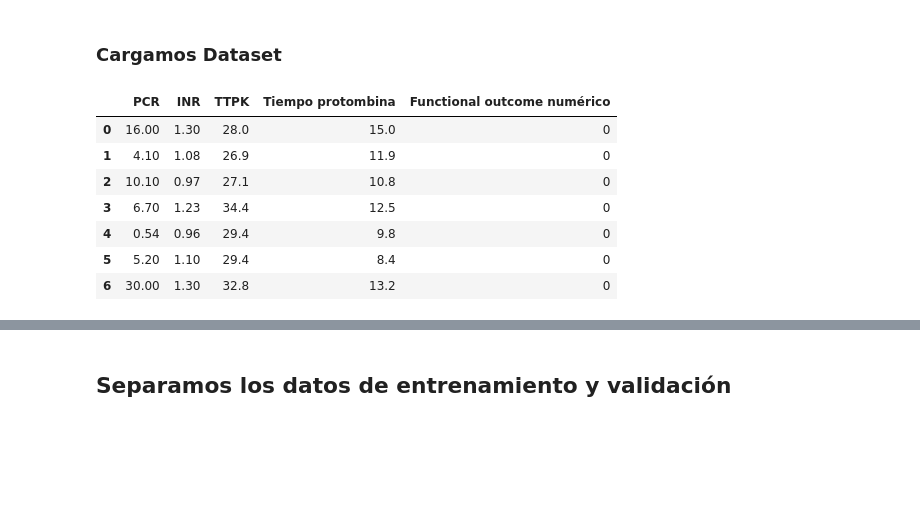
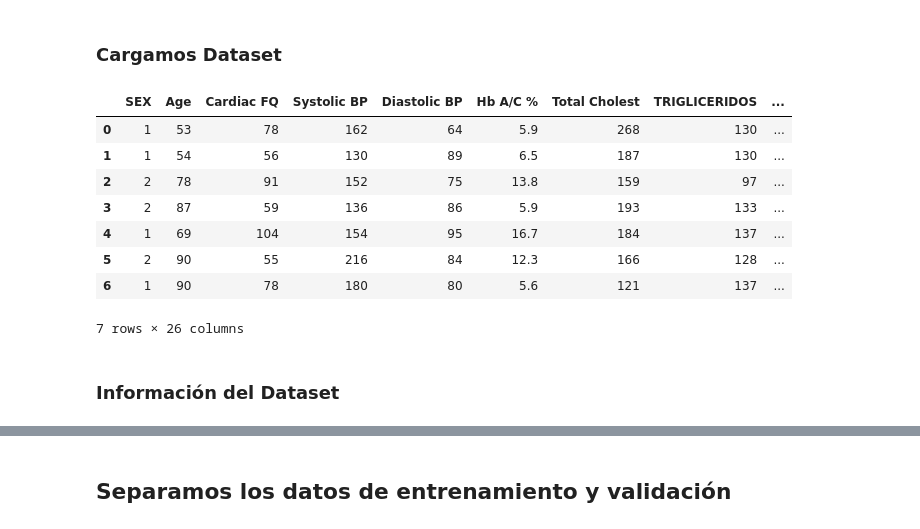
Before and after one commit to amarianjel/Machine-Learning-con-Jupiter, a Jupyter notebook: tesis/Clasificador Naive Bayes.ipynb, the cells around one changed output, grey strips where cells are left out. Cells and saved outputs as stored; diff of their text form; code cells hidden in the pictures; blank space fills up the shorter version.

```diff
--- a/tesis/Clasificador Naive Bayes.ipynb
+++ b/tesis/Clasificador Naive Bayes.ipynb
@@ -43,16 +43,19 @@ from sklearn.model_selection import train_test_split
 # %% [markdown]
 ### Cargamos Dataset
 # %%
-datasetGrande = pd.read_excel('../bdd/bdd_acv1.xlsx')
-columnas = ['PCR','INR', 'TTPK', 'Tiempo protombina', 'Functional outcome numérico'] # Columnas a trabajar
+datasetGrande = pd.read_excel('../bdd/bdd.xlsx')
+columnas = ['SEX', 'Age', 'Cardiac FQ', 'Systolic BP', 'Diastolic BP', 'Hb A/C  %', 'Total Cholest', 'TRIGLICERIDOS', 'LDL', 'HDL', 'HCTO', 'HB', 'Platelets', 'INR', 'Leucocytes', 'C.R.P', 'Ureic nitrogen', 'Uremia', 'Creatinin', 'TTPA', 'TP', 'NA (sodium)', 'CL (Chloride)', 'Fosfatase Alcalin', 'Gamma glutamil', 'GLASGOW at admission'] # Columnas a trabajar 'Severity',, 'Diastolic BP', 'Hb A/C  %', 'Total Cholest', 'TRIGLICERIDOS', 'LDL', 'HDL', 'HCTO', 'HB', 'Platelets', 'INR', 'Leucocytes', 'C.R.P', 'Ureic nitrogen', 'Uremia', 'Creatinin', 'TTPA', 'TP', 'NA (sodium)', 'CL (Chloride)', 'Fosfatase Alcalin', 'Gamma glutamil', 'GLASGOW at admission'
 dataset = datasetGrande[[*columnas]]
 dataset.head(7)
 # %% [output]
-|  | PCR | INR | TTPK | Tiempo protombina | Functional outcome numérico |
-| 0 | 16.00 | 1.30 | 28.0 | 15.0 | 0 |
-| 1 | 4.10 | 1.08 | 26.9 | 11.9 | 0 |
-| 2 | 10.10 | 0.97 | 27.1 | 10.8 | 0 |
-| 3 | 6.70 | 1.23 | 34.4 | 12.5 | 0 |
-| 4 | 0.54 | 0.96 | 29.4 | 9.8 | 0 |
-| 5 | 5.20 | 1.10 | 29.4 | 8.4 | 0 |
-| 6 | 30.00 | 1.30 | 32.8 | 13.2 | 0 |
+|  | SEX | Age | Cardiac FQ | Systolic BP | Diastolic BP | Hb A/C % | Total Cholest | TRIGLICERIDOS | ... |
+| 0 | 1 | 53 | 78 | 162 | 64 | 5.9 | 268 | 130 | ... |
+| 1 | 1 | 54 | 56 | 130 | 89 | 6.5 | 187 | 130 | ... |
+| 2 | 2 | 78 | 91 | 152 | 75 | 13.8 | 159 | 97 | ... |
+| 3 | 2 | 87 | 59 | 136 | 86 | 5.9 | 193 | 133 | ... |
+| 4 | 1 | 69 | 104 | 154 | 95 | 16.7 | 184 | 137 | ... |
+| 5 | 2 | 90 | 55 | 216 | 84 | 12.3 | 166 | 128 | ... |
+| 6 | 1 | 90 | 78 | 180 | 80 | 5.6 | 121 | 137 | ... |
+7 rows × 26 columns
+# %% [markdown]
+### Información del Dataset
```
Also changed, not shown: parts of 2 cells of this notebook, 6 other files.
